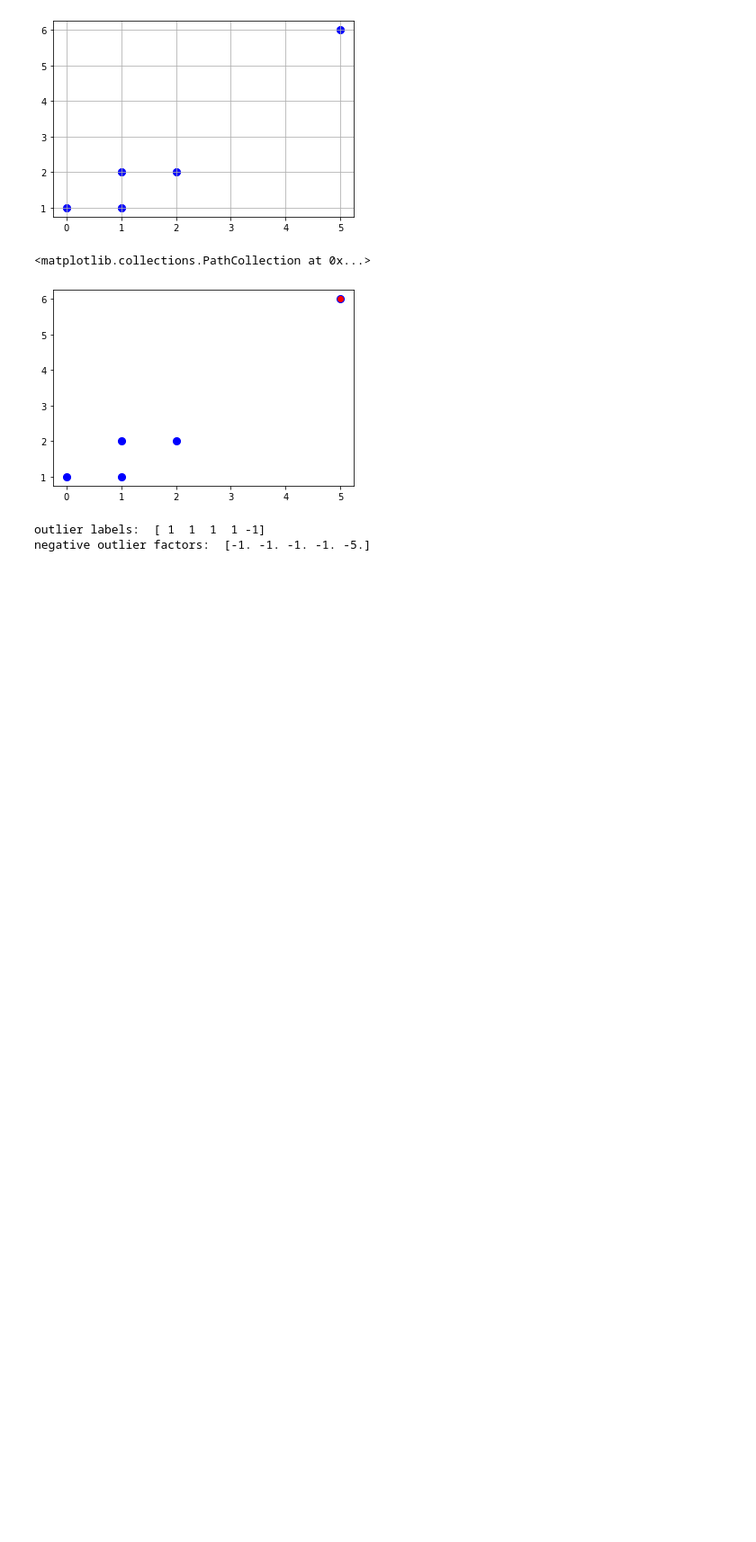
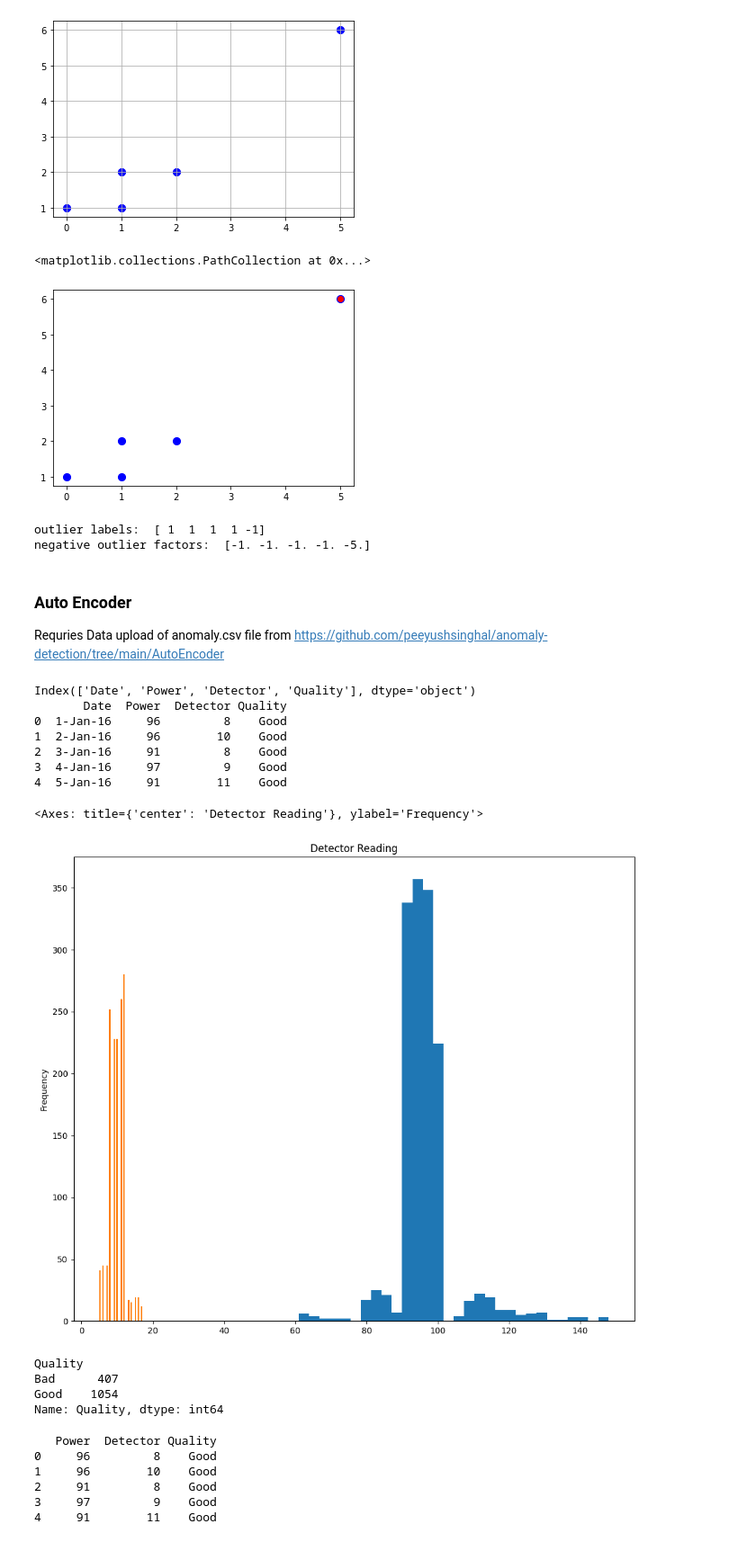
Before and after one commit to peeyushsinghal/anomaly-detection, a Jupyter notebook: anomaly_detection.ipynb, the cells around one changed output. Shown: that part at 90% size. Saved outputs shown, nothing was run; the diff lists cells and outputs as text; code cells hidden in the pictures; blank space fills up the shorter version.

```diff
--- a/anomaly_detection.ipynb
+++ b/anomaly_detection.ipynb
@@ -431,3 +431,45 @@ print ("negative outlier factors: ", model1.negative_outlier_factor_)
 # %% [output]
 outlier labels:  [ 1  1  1  1 -1]
 negative outlier factors:  [-1. -1. -1. -1. -5.]
+# %% [markdown]
+### Auto Encoder
+Requries Data upload of anomaly.csv file from https://github.com/peeyushsinghal/anomaly-detection/tree/main/AutoEncoder
+# %%
+import pandas as pd
+df = pd.read_csv('anomaly.csv')
+# %%
+# Exploring Data
+print(df.columns)
+print(df.head())
+df['Power'].plot(kind='hist', title='Power Reading', bins=30, figsize=(12,10))
+#Most values between 90 and 100 with some outliers / anomalies
+df['Detector'].plot(kind='hist', title='Detector Reading', bins=30, figsize=(12,10))
+#Most values between 8 and 12 with some outliers / anomalies
+# %% [output]
+Index(['Date', 'Power', 'Detector', 'Quality'], dtype='object')
+       Date  Power  Detector Quality
+0  1-Jan-16     96         8    Good
+1  2-Jan-16     96        10    Good
+2  3-Jan-16     91         8    Good
+3  4-Jan-16     97         9    Good
+4  5-Jan-16     91        11    Good
+<Axes: title={'center': 'Detector Reading'}, ylabel='Frequency'>
+[figure, added]
+# %%
+#To see how the data is spread betwen Good and Bad
+print(df.groupby('Quality')['Quality'].count())
+# %% [output]
+Quality
+Bad      407
+Good    1054
+Name: Quality, dtype: int64
+# %%
+df.drop(['Date'], axis=1, inplace=True)
+print(df.head())
+# %% [output]
+   Power  Detector Quality
+0     96         8    Good
+1     96        10    Good
+2     91         8    Good
+3     97         9    Good
+4     91        11    Good
```
Also changed, not shown: parts of 13 cells of this notebook.
